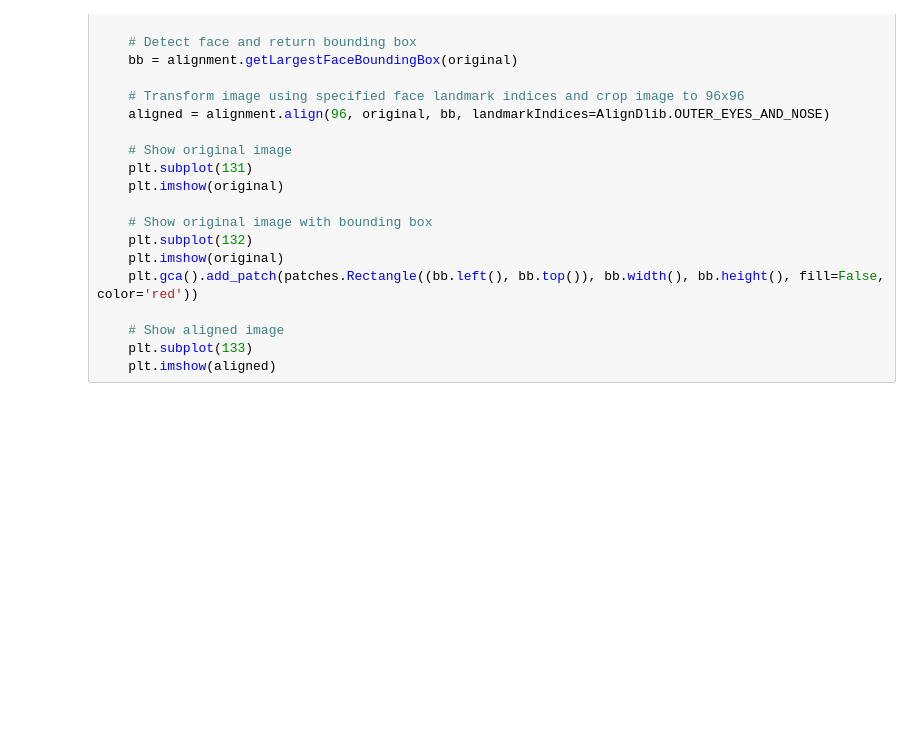
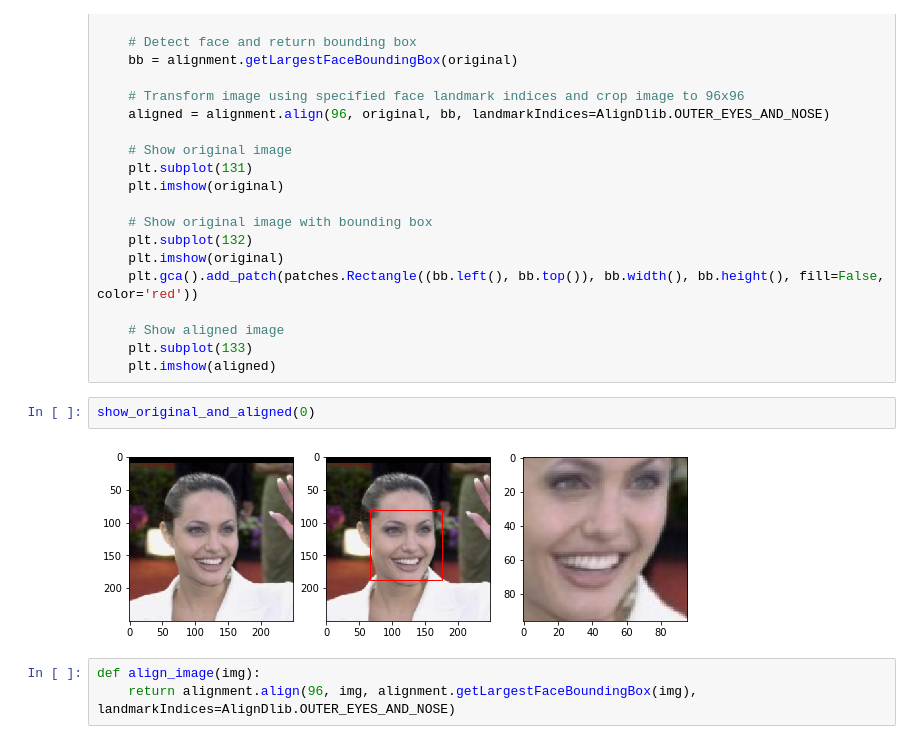
Before and after one commit to quickcatcher/Facial-Recognition-Engine, a Jupyter notebook: facenet_model.ipynb, the cells around one changed output. Cells and saved outputs as stored; diff of their text form; blank space fills up the shorter version.

```diff
--- a/facenet_model.ipynb
+++ b/facenet_model.ipynb
@@ -188,3 +188,10 @@ def show_original_and_aligned(img_index):
     # Show aligned image
     plt.subplot(133)
     plt.imshow(aligned)
+# %%
+show_original_and_aligned(0)
+# %% [output]
+[figure, added]
+# %%
+def align_image(img):
+    return alignment.align(96, img, alignment.getLargestFaceBoundingBox(img), landmarkIndices=AlignDlib.OUTER_EYES_AND_NOSE)
```
Also changed, not shown: parts of 3 cells of this notebook.
